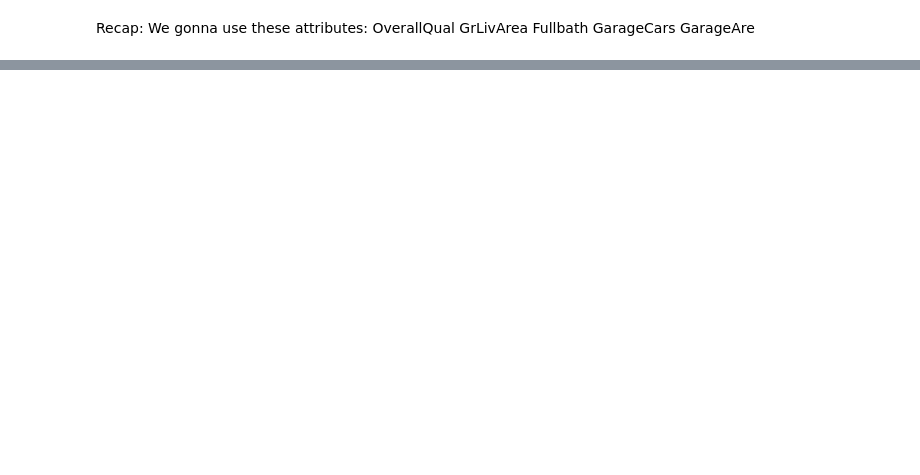
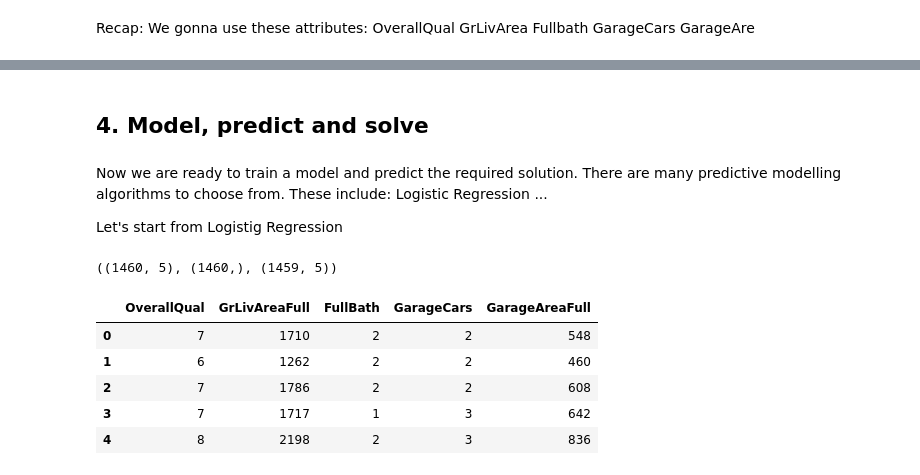
Before and after one commit to ppontryagin/kaggle_team_kernels, a Jupyter notebook: House_Prices_Advanced_Regression_Techniques.ipynb, the cells around one changed output, grey strips where cells are left out. Cells and saved outputs as stored; diff of their text form; code cells hidden in the pictures; blank space fills up the shorter version.

Commit message:
prediction: add logistic regression and sumbission

```diff
--- a/House_Prices_Advanced_Regression_Techniques.ipynb
+++ b/House_Prices_Advanced_Regression_Techniques.ipynb
@@ -350,3 +363,19 @@ non_empty.head()
+# %%
+non_empty = pandas.DataFrame()
+
+non_empty['GrLivArea'] = train_data.GrLivArea.fillna(train_data.GrLivArea.mean())
+non_empty['GarageArea'] = train_data.GarageArea.fillna(train_data.GarageArea.mean())
+
+# add missing values to train dataset
+train_data['GrLivAreaFull'] = non_empty['GrLivArea']
+train_data['GarageAreaFull'] = non_empty['GarageArea']
+
+# add missing values to test dataset
+test_data['GrLivAreaFull'] = test_data.GrLivArea.fillna(test_data.GrLivArea.mean())
+test_data['GarageAreaFull'] = test_data.GarageArea.fillna(test_data.GarageArea.mean())
+# avg is 2
+test_data['GarageCars'] = test_data.GarageCars.fillna(2)
+test_data['GarageCars'] = test_data.GarageCars.astype(int)
 # %% [markdown]
 Recap:
 We gonna use these attributes:
@@ -361,0 +451,27 @@ We gonna use these attributes:
+# %% [markdown]
+## 4. Model, predict and solve
+# %% [markdown]
+Now we are ready to train a model and predict the required solution. There are many predictive modelling algorithms to choose from. These include:
+Logistic Regression
+...
+
+Let's start from Logistig Regression
+# %%
+# define training and testing sets
+# features to use
+features=['OverallQual', 'GrLivAreaFull', 'FullBath', 'GarageCars', 'GarageAreaFull']
+X_train = train_data.drop("SalePrice", axis=1)[features]
+Y_train = train_data["SalePrice"]
+X_test  = test_data.drop("Id", axis=1)[features].copy()
+X_train.shape, Y_train.shape, X_test.shape
+# %% [output]
+((1460, 5), (1460,), (1459, 5))
+# %%
+X_train.head()
+# %% [output]
+|  | OverallQual | GrLivAreaFull | FullBath | GarageCars | GarageAreaFull |
+| 0 | 7 | 1710 | 2 | 2 | 548 |
+| 1 | 6 | 1262 | 2 | 2 | 460 |
+| 2 | 7 | 1786 | 2 | 2 | 608 |
+| 3 | 7 | 1717 | 1 | 3 | 642 |
+| 4 | 8 | 2198 | 2 | 3 | 836 |
```
Also changed, not shown: parts of 23 cells of this notebook.
